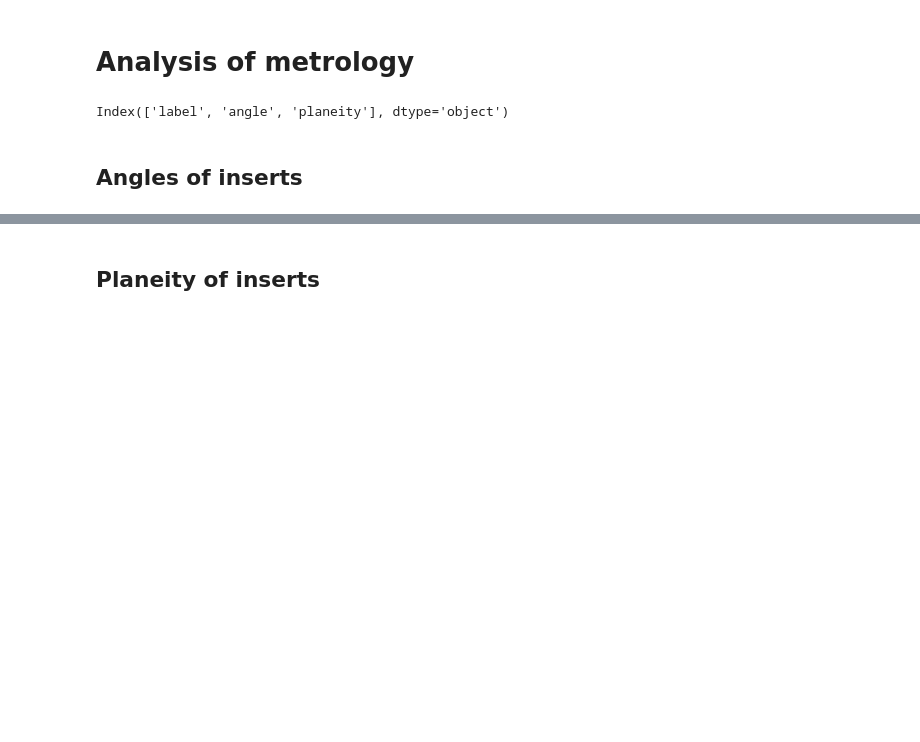
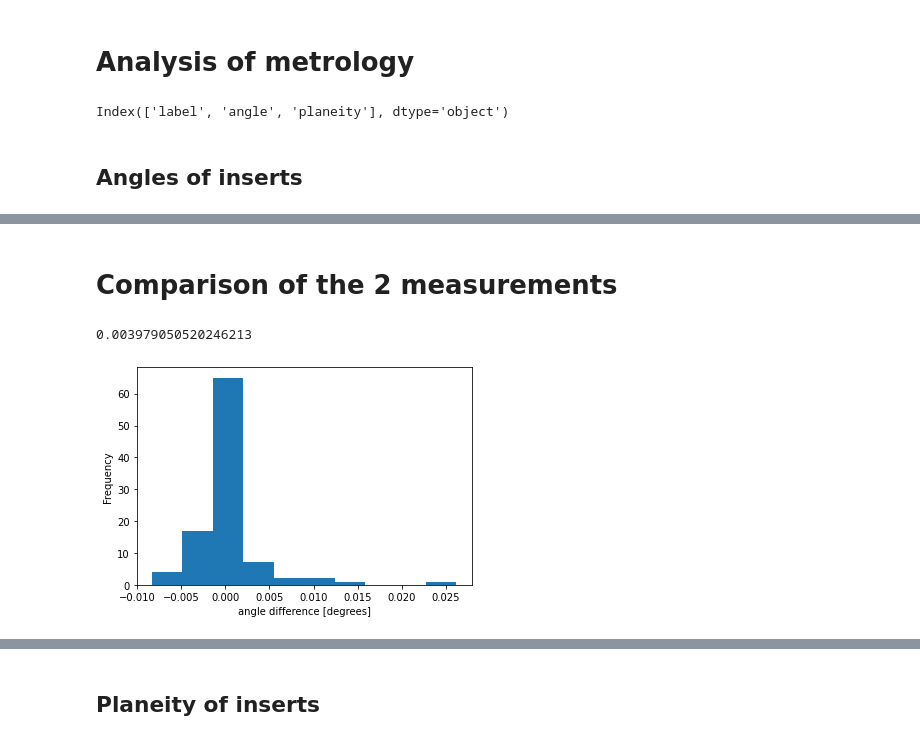
Before and after one commit to echabert/CMMPyAna, a Jupyter notebook: PandaAna.ipynb, the cells around one changed output, grey strips where cells are left out. Drawn from its saved outputs; the diff is of its cells as text; code cells hidden in the pictures; blank space fills up the shorter version.

```diff
--- a/PandaAna.ipynb
+++ b/PandaAna.ipynb
@@ -19,0 +27,12 @@ Text(0.5, 0, 'angle [degrees]')
+# %% [markdown]
+# Comparison of the 2 measurements
+# %%
+diff = df.compare(df2)["angle"]["self"]-df.compare(df2)["angle"]["other"]
+#plt.plot(diff,kind="hist",bins=10)
+ax = diff.plot(kind="hist")
+ax.set_xlabel("angle difference [degrees]")
+diff.mean()
+diff.std()
+# %% [output]
+0.003979050520246213
+[figure, added]
```
Also changed, not shown: parts of 27 cells of this notebook.
